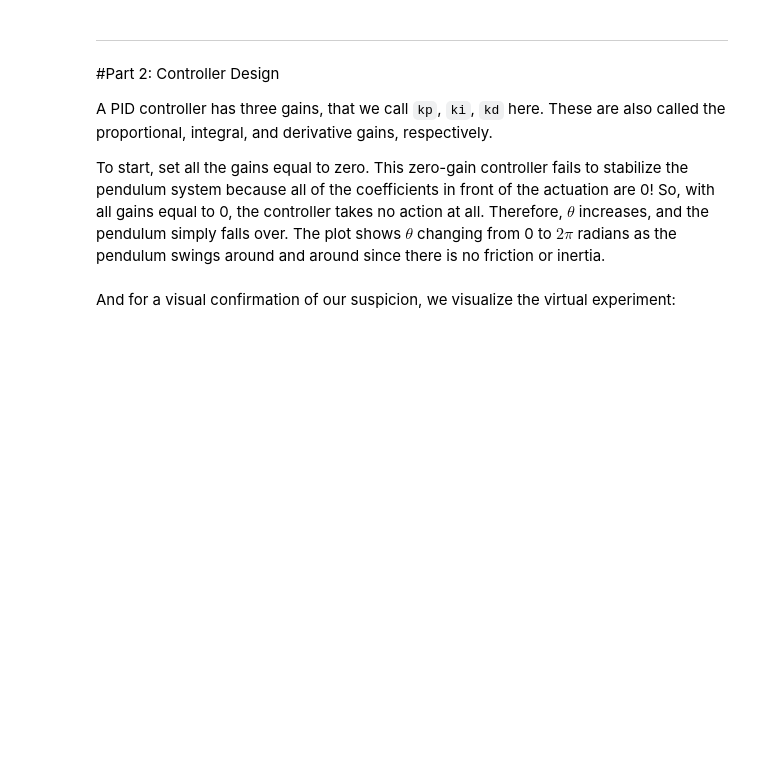
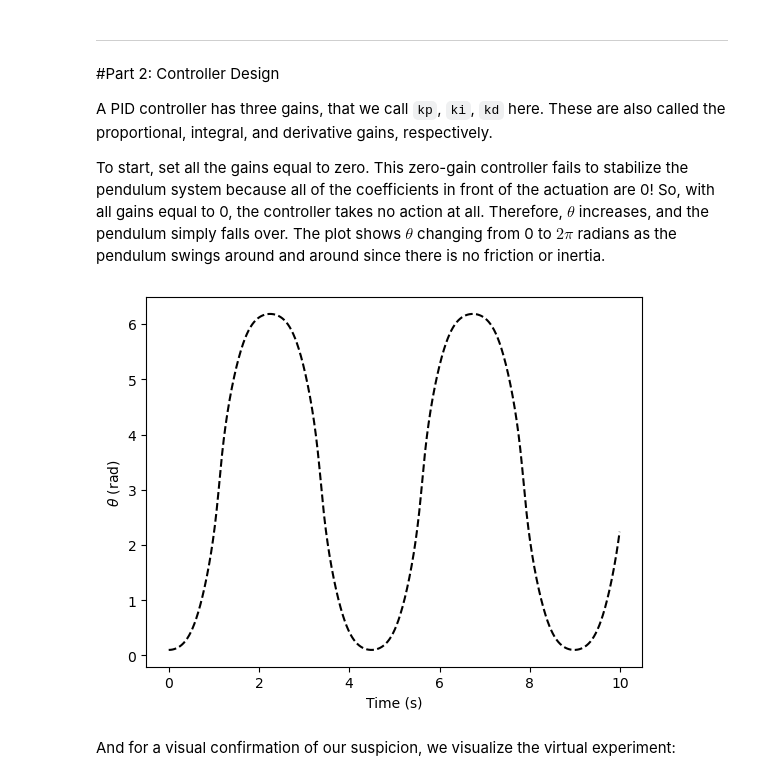
Before and after one commit to EASEL-UCI/pendsim, a Jupyter notebook: notebooks/PID_controller_design_assignment.ipynb, the cells around one changed output. Cells and saved outputs as stored; diff of their text form; code cells hidden in the pictures; blank space fills up the shorter version.

Commit message:
updated notebooks
removed os and pathdir, and edited figure labels

```diff
--- a/notebooks/PID_controller_design_assignment.ipynb
+++ b/notebooks/PID_controller_design_assignment.ipynb
@@ -106,11 +124,14 @@ To start, set all the gains equal to zero. This zero-gain controller fails to st
 # %%
 kp, ki, kd = 0.0, 0.0, 0.0 # control gain values
 cont = controller.PID((kp, ki, kd))
 results = simu10.simulate(pend, cont)
 fig1, ax1 = plt.subplots()
 ax1.plot(results[('state','t')], 'k--', label='theta')
-
+plt.ylabel(r"$\theta$ (rad)")
+plt.xlabel("Time (s)")
 plt.show()
+# %% [output]
+[figure, added]
 # %% [markdown]
 And for a visual confirmation of our suspicion, we visualize the virtual experiment:
 # %%
```
Also changed, not shown: parts of 7 cells of this notebook, 3 other files.
